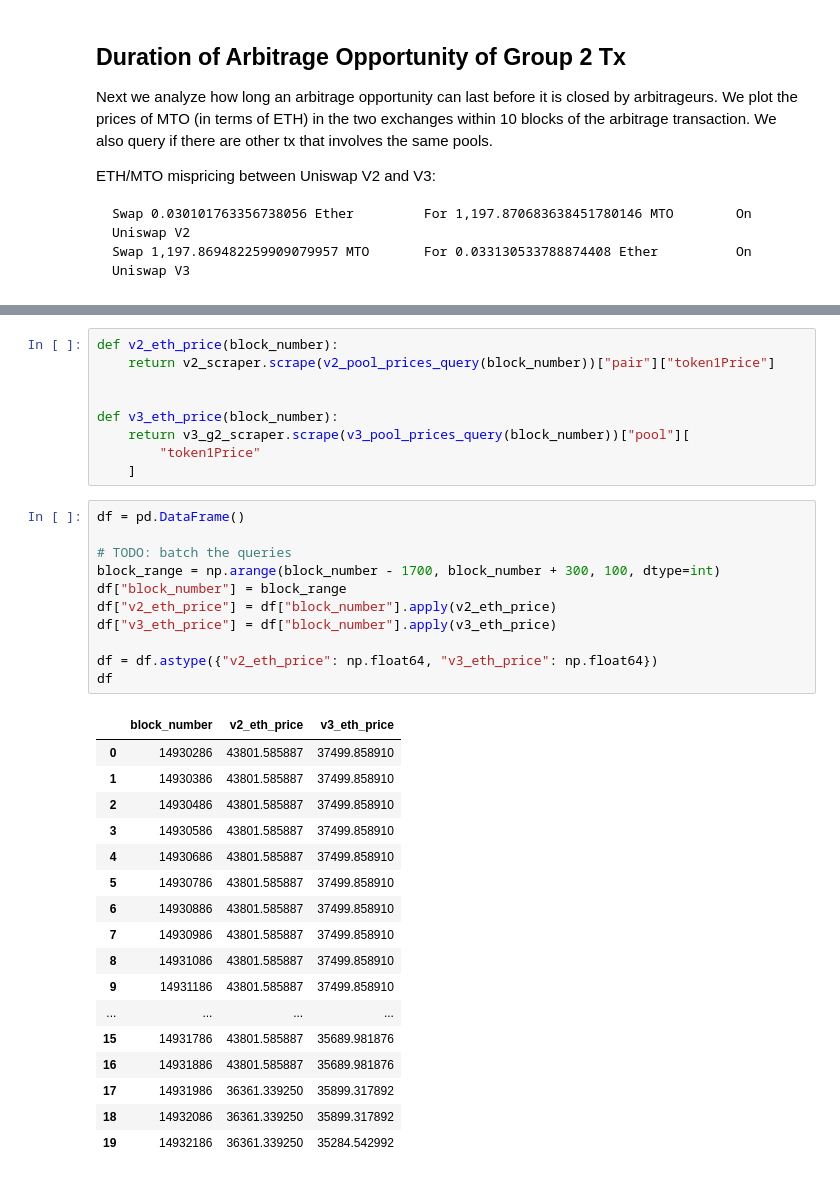
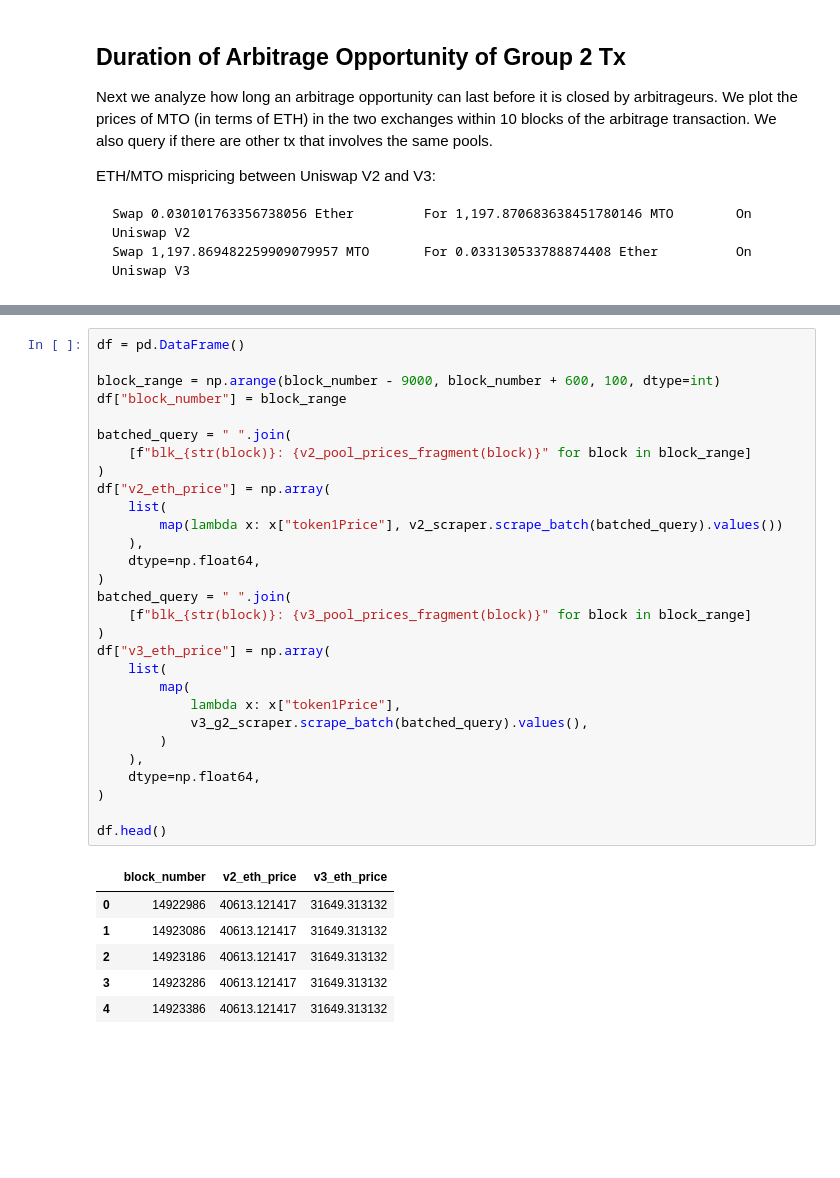
Before and after one commit to StardustLID/eth-uniswap-prelim-analysis, a Jupyter notebook: analysis/0-ArbTxAnalysis.ipynb, the cells around one changed output, grey strips where cells are left out. Cells and saved outputs as stored; diff of their text form; blank space fills up the shorter version.

```diff
--- a/analysis/0-ArbTxAnalysis.ipynb
+++ b/analysis/0-ArbTxAnalysis.ipynb
@@ -158,40 +140,38 @@ def v3_pool_prices_query(block_number):
     )
-# %%
-def v2_eth_price(block_number):
-    return v2_scraper.scrape(v2_pool_prices_query(block_number))["pair"]["token1Price"]
-
-
-def v3_eth_price(block_number):
-    return v3_g2_scraper.scrape(v3_pool_prices_query(block_number))["pool"][
-        "token1Price"
-    ]
-# %%
-df = pd.DataFrame()
-
-# TODO: batch the queries
-block_range = np.arange(block_number - 1700, block_number + 300, 100, dtype=int)
-df["block_number"] = block_range
-df["v2_eth_price"] = df["block_number"].apply(v2_eth_price)
-df["v3_eth_price"] = df["block_number"].apply(v3_eth_price)
-
-df = df.astype({"v2_eth_price": np.float64, "v3_eth_price": np.float64})
-df
-# %% [output]
-|  | block_number | v2_eth_price | v3_eth_price |
-| 0 | 14930286 | 43801.585887 | 37499.858910 |
-| 1 | 14930386 | 43801.585887 | 37499.858910 |
-| 2 | 14930486 | 43801.585887 | 37499.858910 |
-| 3 | 14930586 | 43801.585887 | 37499.858910 |
-| 4 | 14930686 | 43801.585887 | 37499.858910 |
-| 5 | 14930786 | 43801.585887 | 37499.858910 |
-| 6 | 14930886 | 43801.585887 | 37499.858910 |
-| 7 | 14930986 | 43801.585887 | 37499.858910 |
-| 8 | 14931086 | 43801.585887 | 37499.858910 |
-| 9 | 14931186 | 43801.585887 | 37499.858910 |
-| ... | ... | ... | ... |
-| 15 | 14931786 | 43801.585887 | 35689.981876 |
-| 16 | 14931886 | 43801.585887 | 35689.981876 |
-| 17 | 14931986 | 36361.339250 | 35899.317892 |
-| 18 | 14932086 | 36361.339250 | 35899.317892 |
-| 19 | 14932186 | 36361.339250 | 35284.542992 |
+# %%
+df = pd.DataFrame()
+
+block_range = np.arange(block_number - 9000, block_number + 600, 100, dtype=int)
+df["block_number"] = block_range
+
+batched_query = " ".join(
+    [f"blk_{str(block)}: {v2_pool_prices_fragment(block)}" for block in block_range]
+)
+df["v2_eth_price"] = np.array(
+    list(
+        map(lambda x: x["token1Price"], v2_scraper.scrape_batch(batched_query).values())
+    ),
+    dtype=np.float64,
+)
+batched_query = " ".join(
+    [f"blk_{str(block)}: {v3_pool_prices_fragment(block)}" for block in block_range]
+)
+df["v3_eth_price"] = np.array(
+    list(
+        map(
+            lambda x: x["token1Price"],
+            v3_g2_scraper.scrape_batch(batched_query).values(),
+        )
+    ),
+    dtype=np.float64,
+)
+
+df.head()
+# %% [output]
+|  | block_number | v2_eth_price | v3_eth_price |
+| 0 | 14922986 | 40613.121417 | 31649.313132 |
+| 1 | 14923086 | 40613.121417 | 31649.313132 |
+| 2 | 14923186 | 40613.121417 | 31649.313132 |
+| 3 | 14923286 | 40613.121417 | 31649.313132 |
+| 4 | 14923386 | 40613.121417 | 31649.313132 |
 # %%
```
Also changed, not shown: parts of 6 cells of this notebook, 1 other file.
